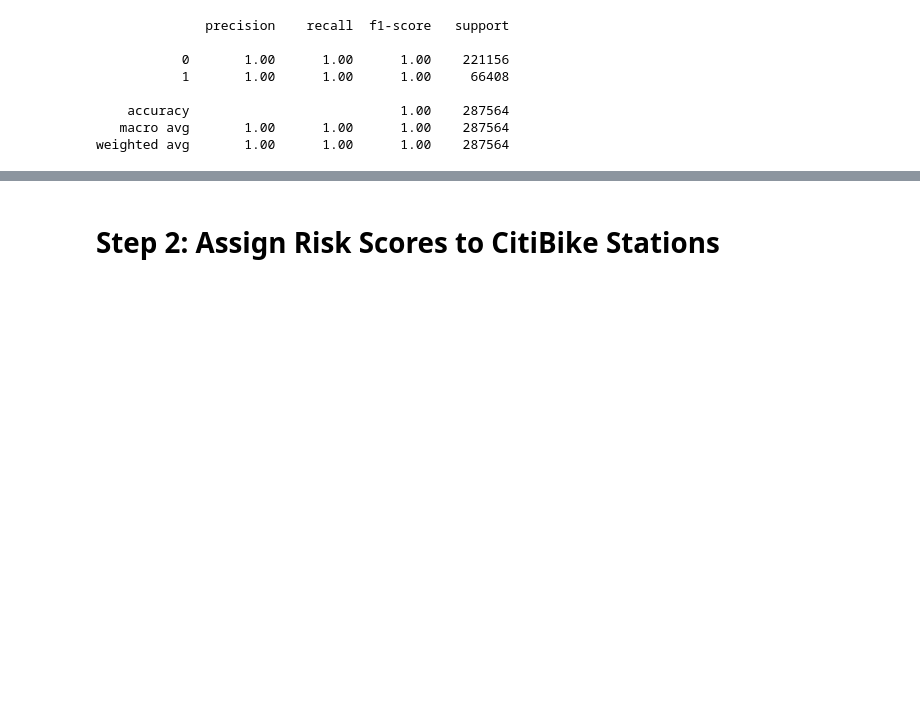
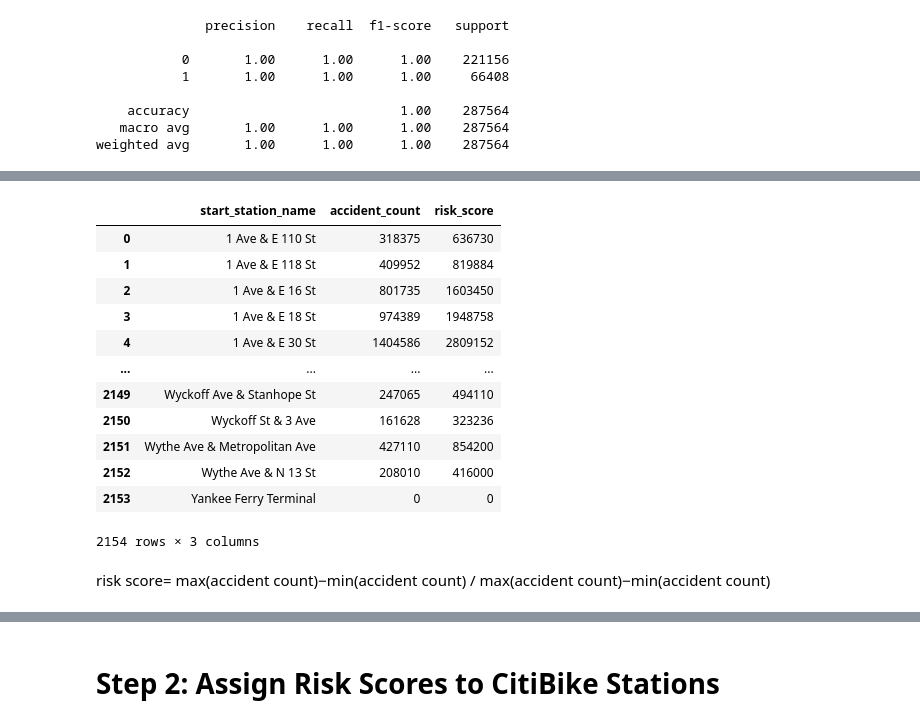
Before and after one commit to Shashankhmg/Data-Science-Challenge, a Jupyter notebook: notebooks/machinelearning.ipynb, the cells around one changed output, grey strips where cells are left out. Drawn from its saved outputs; the diff is of its cells as text; code cells hidden in the pictures; blank space fills up the shorter version.

```diff
--- a/notebooks/machinelearning.ipynb
+++ b/notebooks/machinelearning.ipynb
@@ -383,0 +371,6 @@ citibike_stations[["start_station_name", "risk_score", "normalized_risk_score"]]
+# %%
+# Count the number of accidents near each station
+accident_counts = [len(acc) for acc in accidents_near_station]
+
+# Assign raw accident count to CitiBike stations
+citibike_df["accident_count"] = accident_counts
@@ -383,0 +406,18 @@ citibike_stations[["start_station_name", "risk_score", "normalized_risk_score"]]
+# %%
+top_risky_stations
+# %% [output]
+|  | start_station_name | accident_count | risk_score |
+| 0 | 1 Ave & E 110 St | 318375 | 636730 |
+| 1 | 1 Ave & E 118 St | 409952 | 819884 |
+| 2 | 1 Ave & E 16 St | 801735 | 1603450 |
+| 3 | 1 Ave & E 18 St | 974389 | 1948758 |
+| 4 | 1 Ave & E 30 St | 1404586 | 2809152 |
+| ... | ... | ... | ... |
+| 2149 | Wyckoff Ave & Stanhope St | 247065 | 494110 |
+| 2150 | Wyckoff St & 3 Ave | 161628 | 323236 |
+| 2151 | Wythe Ave & Metropolitan Ave | 427110 | 854200 |
+| 2152 | Wythe Ave & N 13 St | 208010 | 416000 |
+| 2153 | Yankee Ferry Terminal | 0 | 0 |
+2154 rows × 3 columns
+# %% [markdown]
+risk score= max(accident count)−min(accident count) / max(accident count)−min(accident count)
```
Also changed, not shown: parts of 15 cells of this notebook, 56 other files.
